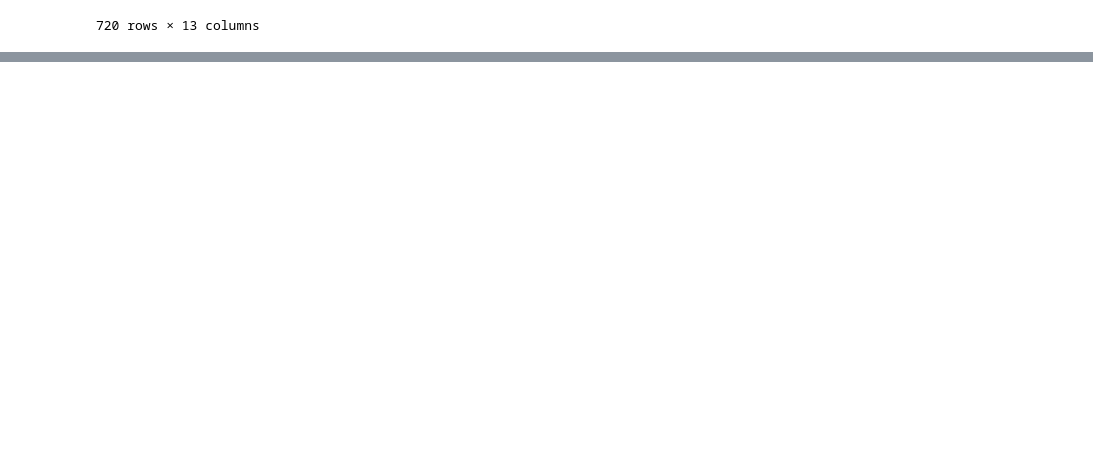
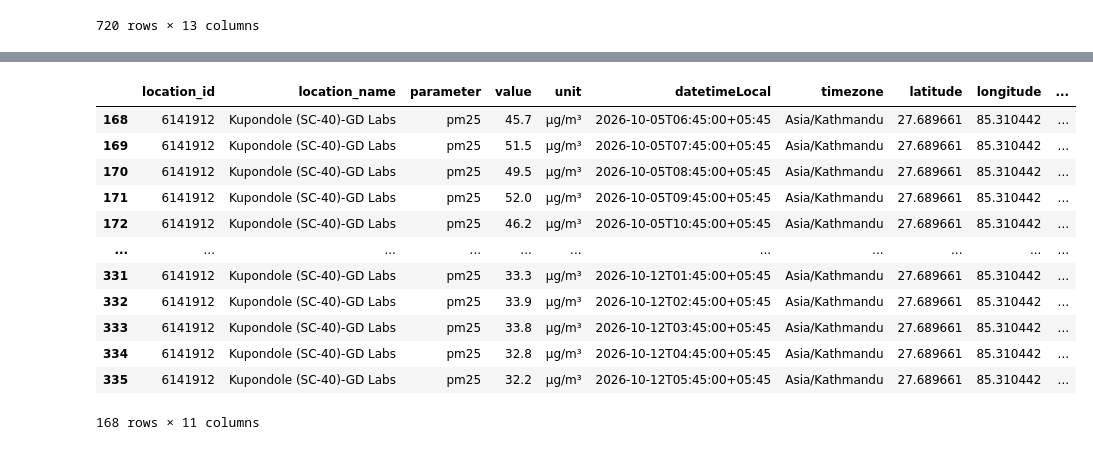
Before and after one commit to Laxmination/Kathmandu-PM2.5-Forecasting, a Jupyter notebook: OpenAQdatasetCleaning/Kupondole Data Cleaning.ipynb, the cells around one changed output, grey strips where cells are left out. Cells and saved outputs as stored; diff of their text form; code cells hidden in the pictures; blank space fills up the shorter version.

```diff
--- a/OpenAQdatasetCleaning/Kupondole Data Cleaning.ipynb
+++ b/OpenAQdatasetCleaning/Kupondole Data Cleaning.ipynb
@@ -208,0 +268,17 @@ cleaned1.to_csv('cleaned_KupondoleLast30days.csv', index=False)
+# %%
+cleaned2 = cleaned2[cleaned2['parameter']=='pm25']
+cleaned2
+# %% [output]
+|  | location_id | location_name | parameter | value | unit | datetimeLocal | timezone | latitude | longitude | ... |
+| 168 | 6141912 | Kupondole (SC-40)-GD Labs | pm25 | 45.7 | µg/m³ | 2026-10-05T06:45:00+05:45 | Asia/Kathmandu | 27.689661 | 85.310442 | ... |
+| 169 | 6141912 | Kupondole (SC-40)-GD Labs | pm25 | 51.5 | µg/m³ | 2026-10-05T07:45:00+05:45 | Asia/Kathmandu | 27.689661 | 85.310442 | ... |
+| 170 | 6141912 | Kupondole (SC-40)-GD Labs | pm25 | 49.5 | µg/m³ | 2026-10-05T08:45:00+05:45 | Asia/Kathmandu | 27.689661 | 85.310442 | ... |
+| 171 | 6141912 | Kupondole (SC-40)-GD Labs | pm25 | 52.0 | µg/m³ | 2026-10-05T09:45:00+05:45 | Asia/Kathmandu | 27.689661 | 85.310442 | ... |
+| 172 | 6141912 | Kupondole (SC-40)-GD Labs | pm25 | 46.2 | µg/m³ | 2026-10-05T10:45:00+05:45 | Asia/Kathmandu | 27.689661 | 85.310442 | ... |
+| ... | ... | ... | ... | ... | ... | ... | ... | ... | ... | ... |
+| 331 | 6141912 | Kupondole (SC-40)-GD Labs | pm25 | 33.3 | µg/m³ | 2026-10-12T01:45:00+05:45 | Asia/Kathmandu | 27.689661 | 85.310442 | ... |
+| 332 | 6141912 | Kupondole (SC-40)-GD Labs | pm25 | 33.9 | µg/m³ | 2026-10-12T02:45:00+05:45 | Asia/Kathmandu | 27.689661 | 85.310442 | ... |
+| 333 | 6141912 | Kupondole (SC-40)-GD Labs | pm25 | 33.8 | µg/m³ | 2026-10-12T03:45:00+05:45 | Asia/Kathmandu | 27.689661 | 85.310442 | ... |
+| 334 | 6141912 | Kupondole (SC-40)-GD Labs | pm25 | 32.8 | µg/m³ | 2026-10-12T04:45:00+05:45 | Asia/Kathmandu | 27.689661 | 85.310442 | ... |
+| 335 | 6141912 | Kupondole (SC-40)-GD Labs | pm25 | 32.2 | µg/m³ | 2026-10-12T05:45:00+05:45 | Asia/Kathmandu | 27.689661 | 85.310442 | ... |
+168 rows × 11 columns
```
Also changed, not shown: parts of 6 cells of this notebook, 1 other file.
